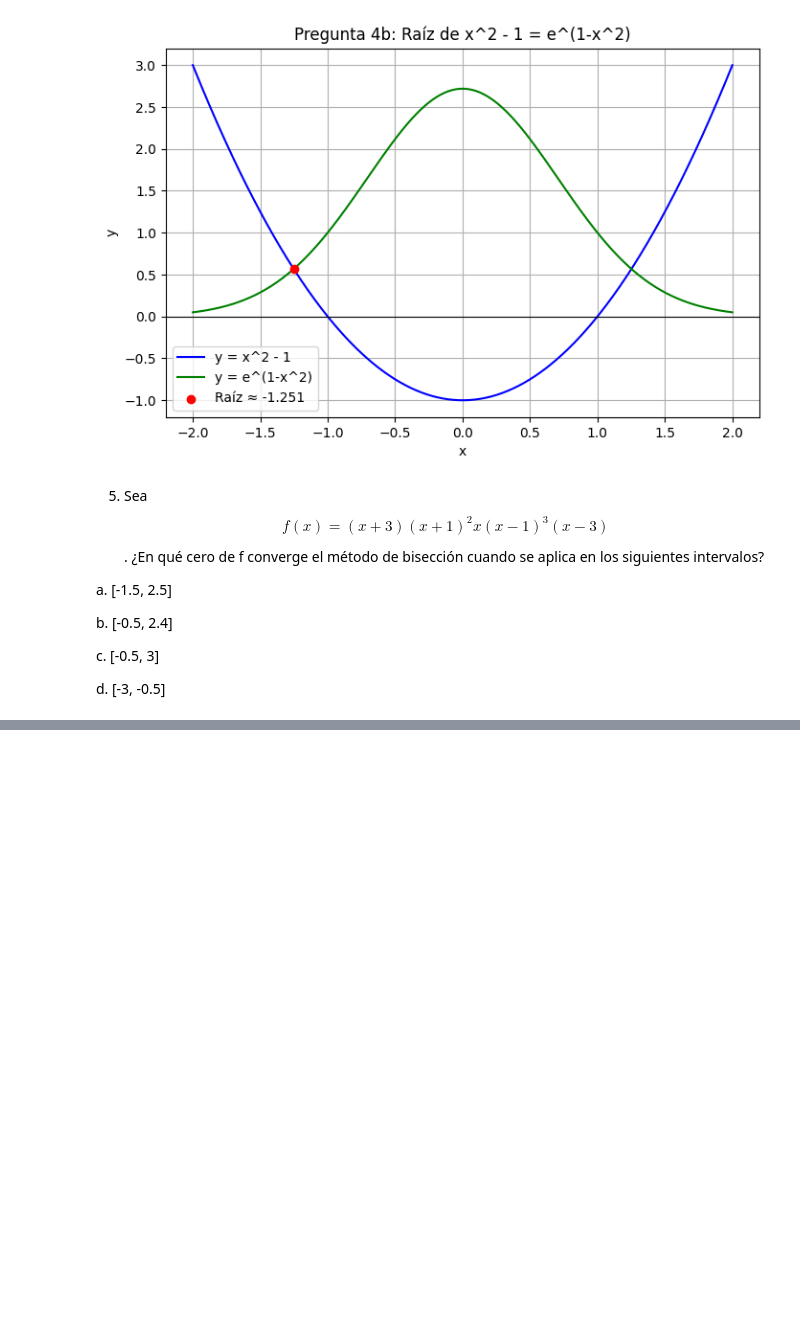
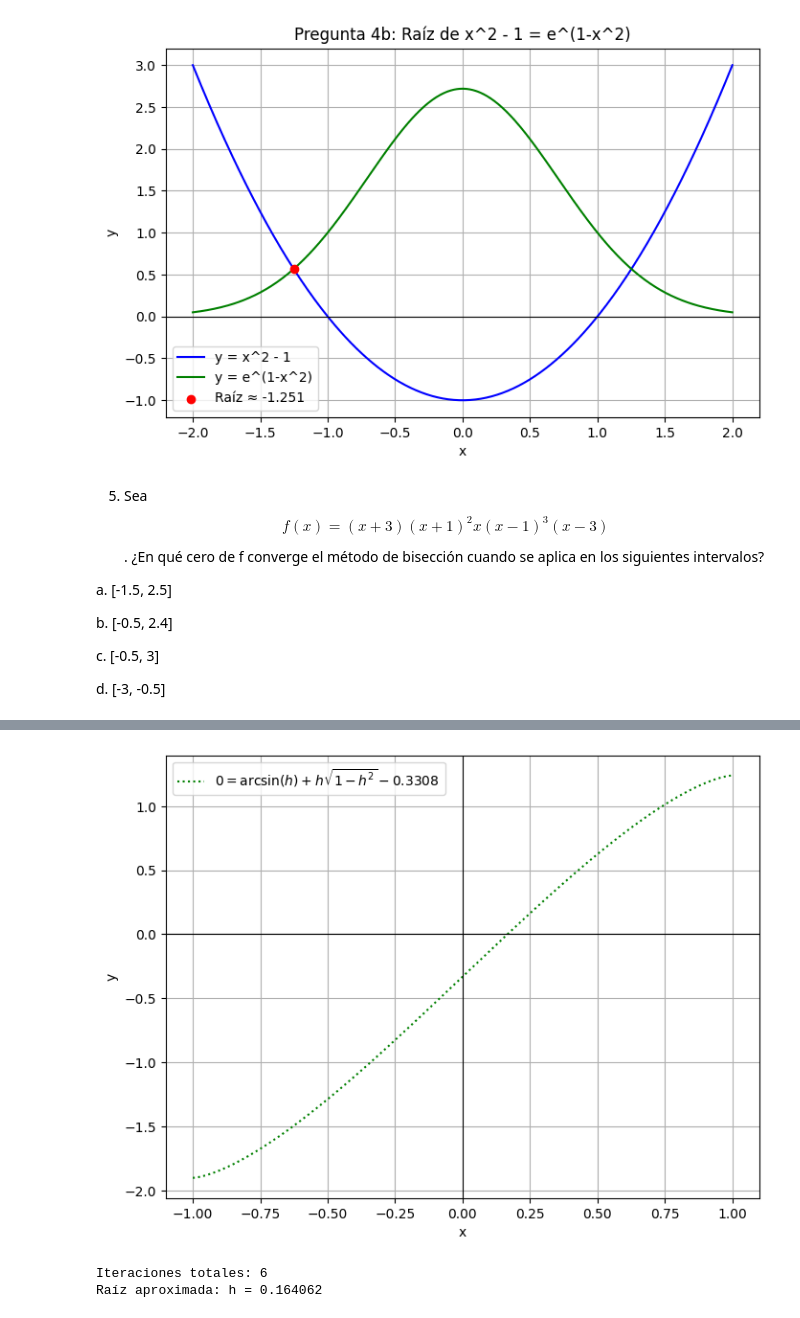
Before and after one commit to Lenin27Amangandi/Workspace-Metodos-Numericos-2k25A-, a Jupyter notebook: Tareas/Tarea4/Tarea4.ipynb, the cells around one changed output, grey strips where cells are left out. Saved outputs shown, nothing was run; the diff lists cells and outputs as text; code cells hidden in the pictures; blank space fills up the shorter version.

Commit message:
:white_check_mark: Tareas Finalizas Con sus PDFs

```diff
--- a/Tareas/Tarea4/Tarea4.ipynb
+++ b/Tareas/Tarea4/Tarea4.ipynb
@@ -488,0 +395,50 @@ Raíz aproximada: 0.9999999
+# %%
+import numpy as np
+import matplotlib.pyplot as plt
+import os
+
+ruta_guardado = r"C:\Workspace-Metodos-Numericos-2k25A-\Tareas\Tarea4\ImagenesTarea4"
+os.makedirs(ruta_guardado, exist_ok=True)
+
+x = np.linspace(-1, 1, 800)
+y = np.arcsin(x) + x * np.sqrt(1 - x**2) - 0.3308
+
+plt.figure(figsize=(8, 6))
+plt.plot(x, y, label=r'$0 = \arcsin(h) + h\sqrt{1 - h^2} - 0.3308$', color='green', linestyle=':')
+plt.axhline(0, color='black', linewidth=0.8)
+plt.axvline(0, color='black', linewidth=0.8)
+plt.xlabel('x')
+plt.ylabel('y')
+plt.legend()
+plt.grid(True)
+
+# Guardar imagen
+nombre_imagen = "Grafica_Biseccion_Tarea4.png"
+plt.savefig(os.path.join(ruta_guardado, nombre_imagen), dpi=300, bbox_inches='tight')
+plt.show()
+
+f = lambda x: np.arcsin(x) + x * np.sqrt(1 - x**2) - 0.3308
+
+def biseccion(a, b, tol=1e-2, max_iter=50):
+    if f(a) * f(b) > 0:
+        print("No hay cambio de signo en los extremos del intervalo.")
+        return None
+
+    for i in range(1, max_iter + 1):
+        c = (a + b) / 2
+        if abs(f(c)) < tol or abs(b - a) < tol:
+            print(f"Iteraciones totales: {i}")
+            return c
+        if f(a) * f(c) < 0:
+            b = c
+        else:
+            a = c
+    print("No convergió")
+    return c
+
+raiz = biseccion(0, 0.5)
+print(f"Raíz aproximada: h = {raiz:.6f}")
+# %% [output]
+[figure, added]
+Iteraciones totales: 6
+Raíz aproximada: h = 0.164062
```
Also changed, not shown: parts of 11 cells of this notebook, 11 other files.
